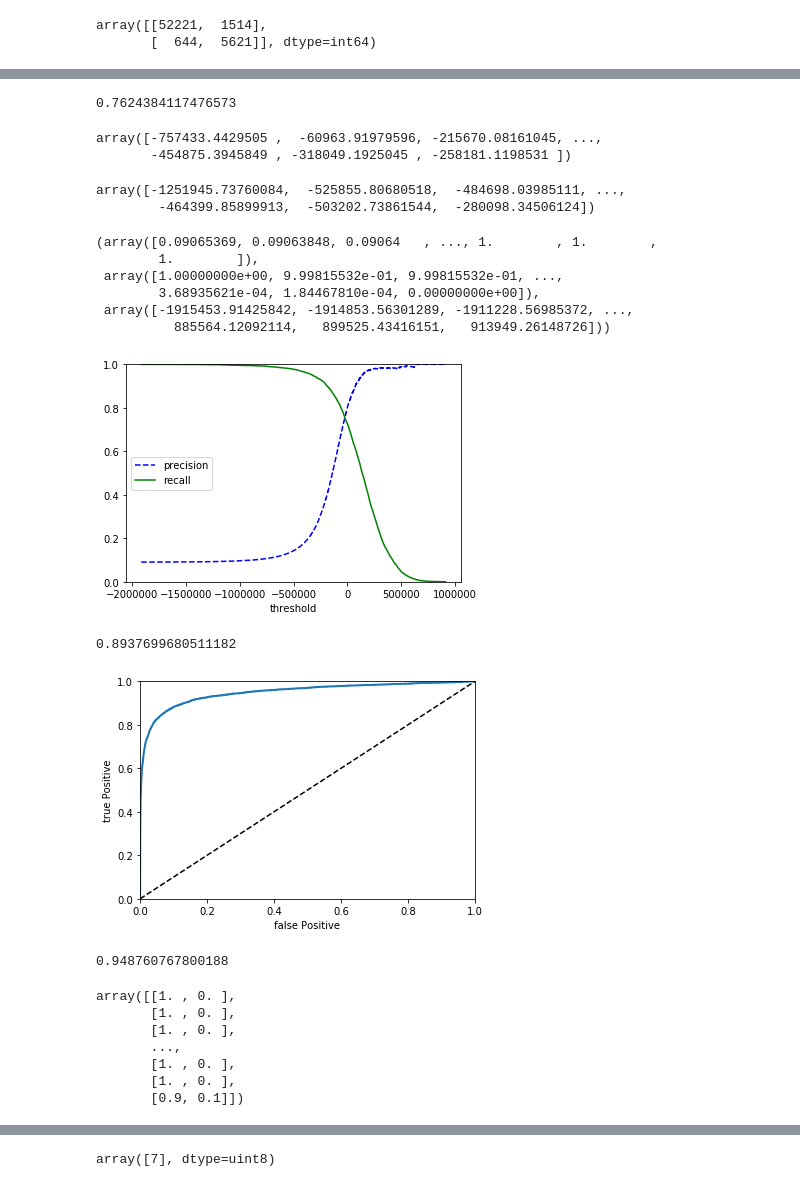
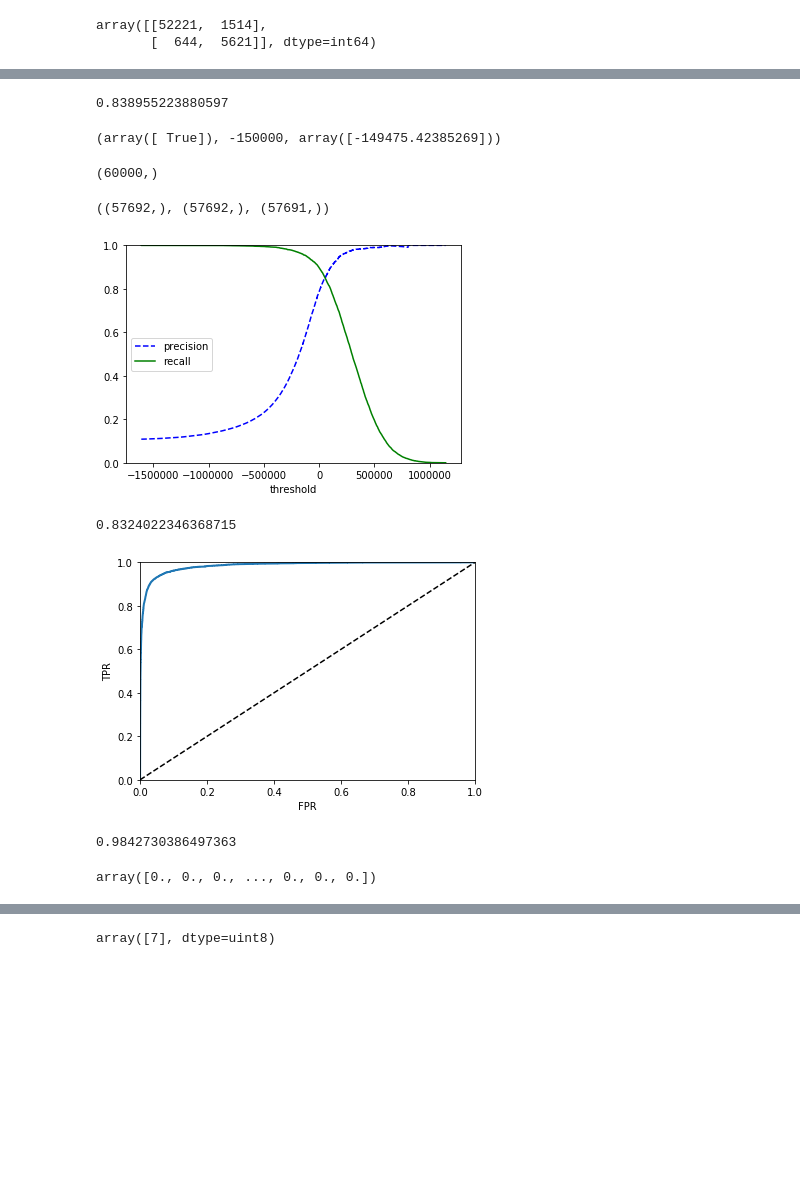
Before and after one commit to dl57934/hoony_blog_Data, a Jupyter notebook: 머신러닝/ch3/Classification.ipynb, the cells around one changed output, grey strips where cells are left out. Drawn from its saved outputs; the diff is of its cells as text; code cells hidden in the pictures; blank space fills up the shorter version.

Commit message:
Random Forest Classifier + cross_val_score Fail

```diff
--- a/머신러닝/ch3/Classification.ipynb
+++ b/머신러닝/ch3/Classification.ipynb
@@ -82,83 +80,73 @@ recall_score(Y_train5, y_train_pred)
 # %%
 from sklearn.metrics import f1_score
-f1_score(Y_train5, y_train_pred)
+f1_score(y_train7, y_train_pred)
 # %% [output]
-0.7624384117476573
+0.838955223880597
+# %%
+y_scores = sgd_clf.decision_function([x_train[0]])
+thresholds = -150000
+y_some_digit_pred = (y_scores > thresholds)
+y_some_digit_pred, thresholds, y_scores
+# %% [output]
+(array([ True]), -150000, array([-149475.42385269]))
 # %%
-y_scores = sgd_clf.decision_function(X_train)
-y_scores
+y_scores = cross_val_predict(sgd_clf, x_train, y_train7, cv=3,
+                             method="decision_function")
+y_scores.shape
 # %% [output]
-array([-757433.4429505 ,  -60963.91979596, -215670.08161045, ...,
-       -454875.3945849 , -318049.1925045 , -258181.1198531 ])
+(60000,)
-# %%
-y_scores = cross_val_predict(sgd_clf, X_train, Y_train5, cv=3,
-                             method="decision_function")
-# %% [output]
-array([-1251945.73760084,  -525855.80680518,  -484698.03985111, ...,
-        -464399.85899913,  -503202.73861544,  -280098.34506124])
 # %%
 from sklearn.metrics import precision_recall_curve
 
-precisions, recalls, thresholds = precision_recall_curve(Y_train5, y_scores)
-precisions, recalls, thresholds
+precisions, recalls, thresholds = precision_recall_curve(y_train7, y_scores)
+precisions.shape, recalls.shape, thresholds.shape
 # %% [output]
-(array([0.09065369, 0.09063848, 0.09064   , ..., 1.        , 1.        ,
-        1.        ]),
- array([1.00000000e+00, 9.99815532e-01, 9.99815532e-01, ...,
-        3.68935621e-04, 1.84467810e-04, 0.00000000e+00]),
- array([-1915453.91425842, -1914853.56301289, -1911228.56985372, ...,
-          885564.12092114,   899525.43416151,   913949.26148726]))
+((57692,), (57692,), (57691,))
 # %%
 from matplotlib import pyplot as plt
 def plot_precision_recall_vs_threshold(precisions, recalls, thresholds):
-    plt.plot(thresholds, precisions[:-1], "b--", label='precision')
-    plt.plot(thresholds, recalls[:-1], "g-", label='recall')
+    plt.plot(thresholds, precisions[:57691], "b--", label='precision')
+    plt.plot(thresholds, recalls[:57691], "g-", label='recall')
     plt.xlabel("threshold")
     plt.legend(loc="center left")
     plt.ylim([0, 1])
 plot_precision_recall_vs_threshold(precisions, recalls, thresholds)
 plt.show()
 # %% [output]
-[figure, old version]
+[figure, new version]
 # %%
 y_train_pred_90 = (y_scores > 70000)
-precision_score(Y_train5, y_train_pred_90)
+precision_score(y_train7, y_train_pred_90)
+recall_score(y_train7, y_train_pred_90)
 # %% [output]
-0.8937699680511182
+0.8324022346368715
 # %%
 from sklearn.metrics import roc_curve
 
-fpr, tpr, thresholds = roc_curve(Y_train5, y_scores)
+fpr, tpr, thresholds = roc_curve(y_train7, y_scores)
 def plot_roc_curve(fpr, tpr, label=None):
     plt.plot(fpr, tpr, linewidth=2, label=label)
     plt.plot([0, 1], [0, 1], 'k--')
     plt.axis([0, 1, 0, 1])
-    plt.xlabel('false Positive')
-    plt.ylabel('true Positive')
+    plt.xlabel('FPR')
+    plt.ylabel('TPR')
 
 plot_roc_curve(fpr, tpr)
 plt.show()
 # %% [output]
-[figure, old version]
+[figure, new version]
 # %%
 from sklearn.metrics import roc_auc_score
-roc_auc_score(Y_train5, y_scores)
+roc_auc_score(y_train7, y_scores)
 # %% [output]
-0.948760767800188
+0.9842730386497363
 # %%
 from sklearn.ensemble import RandomForestClassifier
-
 forest_clf = RandomForestClassifier(random_state=42)
-y_probs_forest = cross_val_predict(forest_clf, X_train, Y_train5, cv=3,
+y_probs_forest = cross_val_predict(forest_clf, x_train, y_train7, cv=3,
                                    method="predict_proba")
-y_probs_forest
+y_probs_forest[:, 1]
 # %% [output]
-array([[1. , 0. ],
-       [1. , 0. ],
-       [1. , 0. ],
-       ...,
-       [1. , 0. ],
-       [1. , 0. ],
-       [0.9, 0.1]])
+array([0., 0., 0., ..., 0., 0., 0.])
 # %%
 y_scores_forest = y_probs_forest[:, 1]
```
Also changed, not shown: parts of 14 cells of this notebook, 1 other file.
